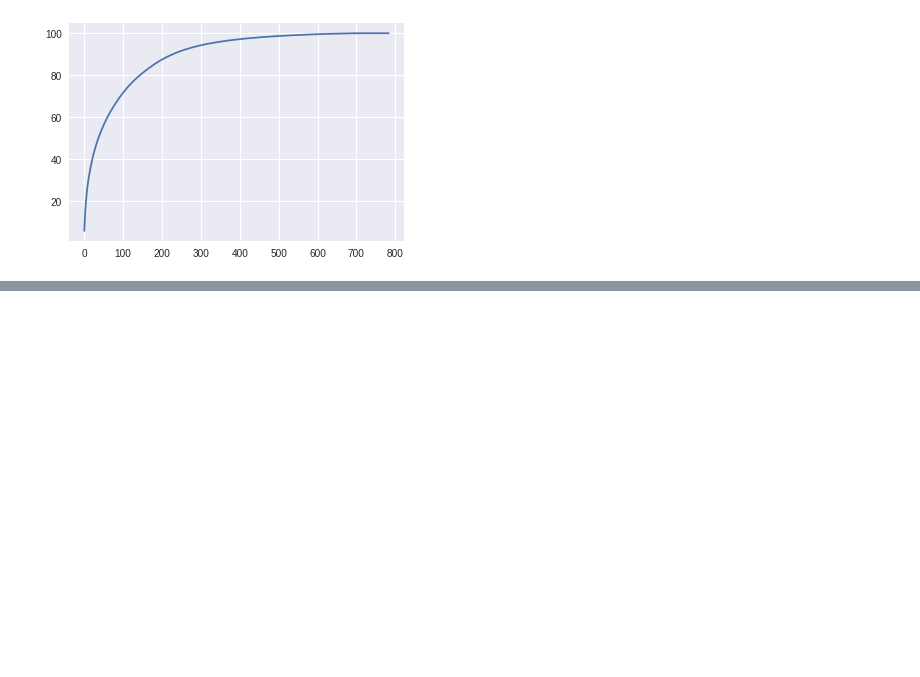
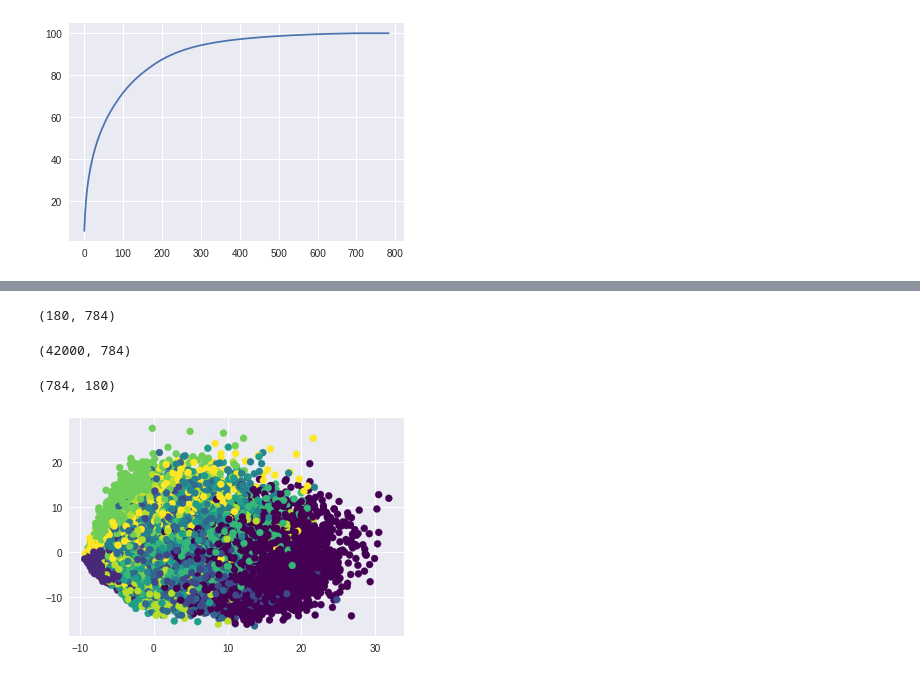
Before and after one commit to vikramriyer/Dimentionality_Reduction_with_PCA_and_t-SNE, a Jupyter notebook: PCA_on_MNIST_dataset.ipynb, the cells around one changed output, grey strips where cells are left out. Drawn from its saved outputs; the diff is of its cells as text; code cells hidden in the pictures; blank space fills up the shorter version.

```diff
--- a/PCA_on_MNIST_dataset.ipynb
+++ b/PCA_on_MNIST_dataset.ipynb
@@ -326,3 +300,0 @@ W = np.empty([784, 80])
-# %%
-for i in principle_components:
-    np.append(W, np.array(i))
@@ -346,0 +342,24 @@ plot_frame.head()
+# %%
+eigen_array = np.zeros((180,784))
+# %%
+eigen_array.shape
+# %% [output]
+(180, 784)
+# %%
+for i in range(180):
+    eigen_array[i] = eigen_val_vec_pair[i][1]
+# %%
+df_std.shape
+# %% [output]
+(42000, 784)
+# %%
+eigen_array.T.shape
+# %% [output]
+(784, 180)
+# %%
+W = df_std.dot(eigen_array.T)
+# %%
+plt.scatter(W[:,0], W[:,1], c=label, cmap='viridis')
+plt.show()
+# %% [output]
+[figure, added]
```
Also changed, not shown: parts of 47 cells of this notebook, 1 other file.
